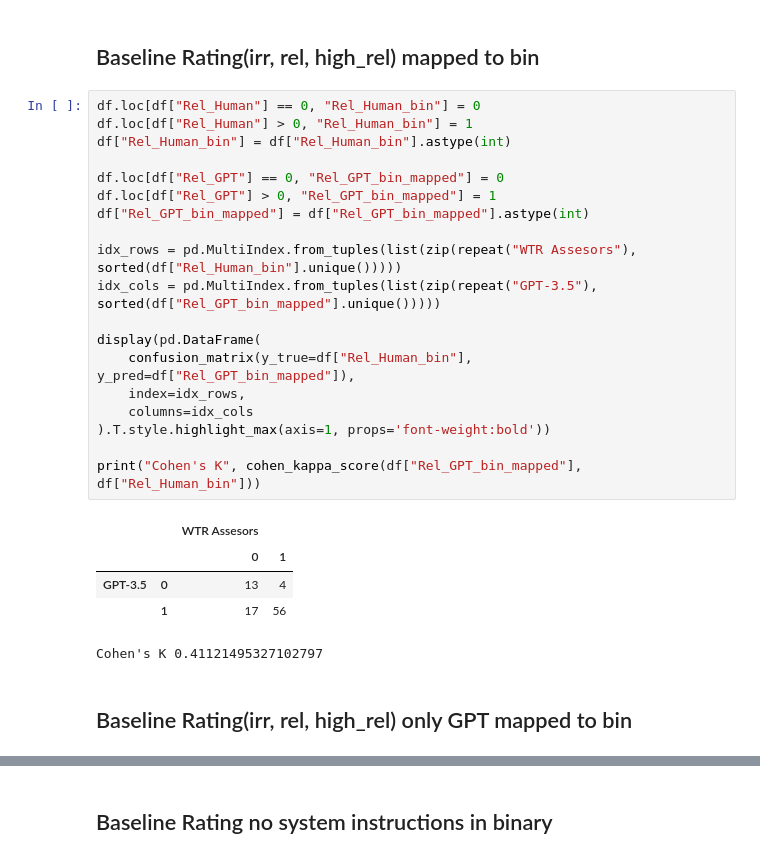
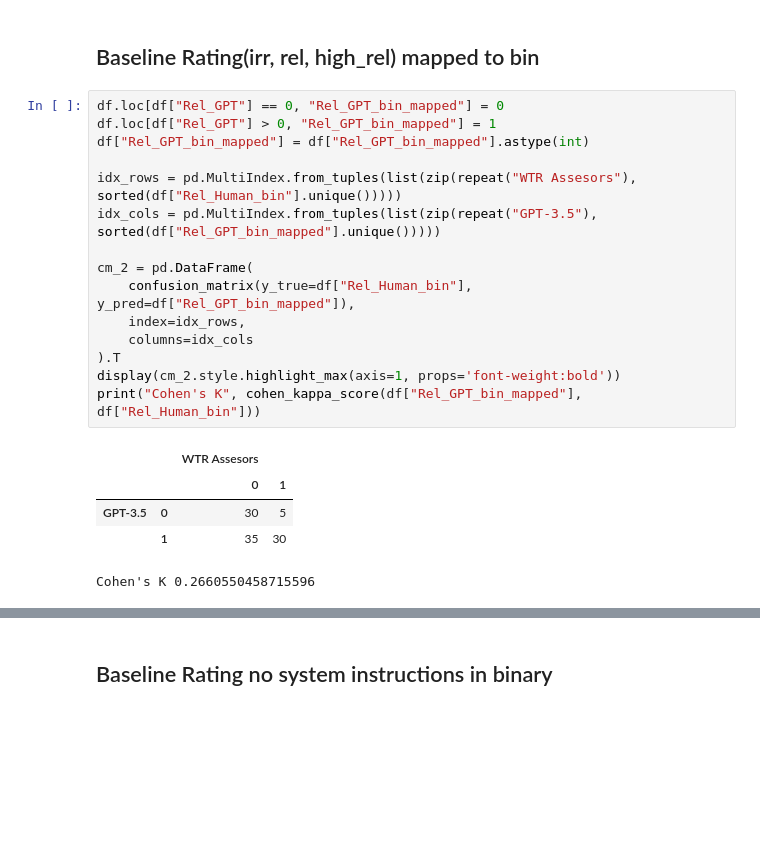
Before and after one commit to Wanille/llms-for-relevance-judgement-in-table-retrieval, a Jupyter notebook: notebooks/evaluate_judgements_baseline.ipynb, the cells around one changed output, grey strips where cells are left out. Saved outputs shown, nothing was run; the diff lists cells and outputs as text; blank space fills up the shorter version.

```diff
--- a/notebooks/evaluate_judgements_baseline.ipynb
+++ b/notebooks/evaluate_judgements_baseline.ipynb
@@ -59,29 +232,23 @@ Cohen's K: 0.217
 # %% [markdown]
 ## Baseline Rating(irr, rel, high_rel) mapped to bin
 # %%
-df.loc[df["Rel_Human"] == 0, "Rel_Human_bin"] = 0
-df.loc[df["Rel_Human"] > 0, "Rel_Human_bin"] = 1
-df["Rel_Human_bin"] = df["Rel_Human_bin"].astype(int)
-
 df.loc[df["Rel_GPT"] == 0, "Rel_GPT_bin_mapped"] = 0
 df.loc[df["Rel_GPT"] > 0, "Rel_GPT_bin_mapped"] = 1
 df["Rel_GPT_bin_mapped"] = df["Rel_GPT_bin_mapped"].astype(int)
 
 idx_rows = pd.MultiIndex.from_tuples(list(zip(repeat("WTR Assesors"), sorted(df["Rel_Human_bin"].unique()))))
 idx_cols = pd.MultiIndex.from_tuples(list(zip(repeat("GPT-3.5"), sorted(df["Rel_GPT_bin_mapped"].unique()))))
 
-display(pd.DataFrame(
+cm_2 = pd.DataFrame(
     confusion_matrix(y_true=df["Rel_Human_bin"], y_pred=df["Rel_GPT_bin_mapped"]),
     index=idx_rows,
     columns=idx_cols
-).T.style.highlight_max(axis=1, props='font-weight:bold'))
-
+).T
+display(cm_2.style.highlight_max(axis=1, props='font-weight:bold'))
 print("Cohen's K", cohen_kappa_score(df["Rel_GPT_bin_mapped"], df["Rel_Human_bin"]))
 # %% [output]
 |  |  | WTR Assesors |  |
 |  |  | 0 | 1 |
-| GPT-3.5 | 0 | 13 | 4 |
-|  | 1 | 17 | 56 |
+| GPT-3.5 | 0 | 30 | 5 |
+|  | 1 | 35 | 30 |
-Cohen's K 0.41121495327102797
+Cohen's K 0.2660550458715596
-# %% [markdown]
-## Baseline Rating(irr, rel, high_rel) only GPT mapped to bin
```
Also changed, not shown: parts of 30 cells of this notebook, 16 other files.
